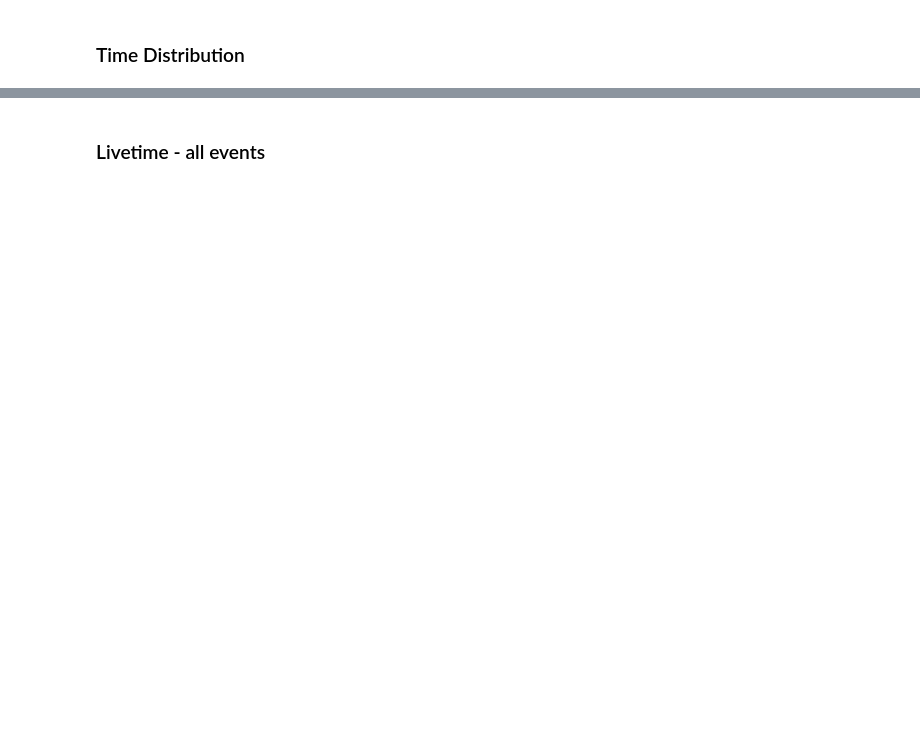
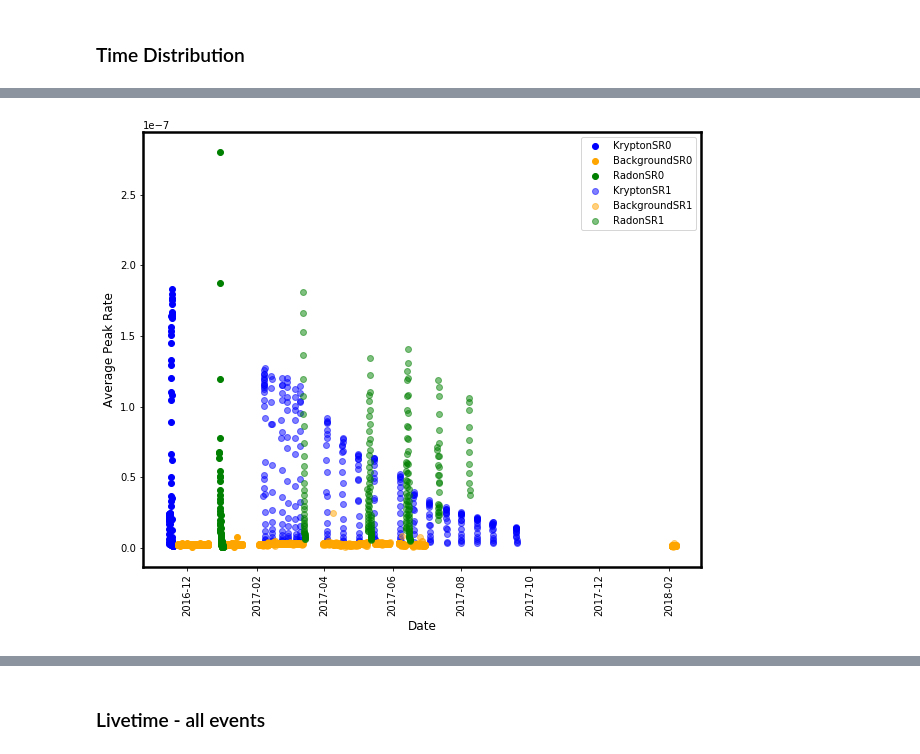
Before and after one commit to jpienaar13/SingleElectrons, a Jupyter notebook: 05_delayed_extraction.ipynb, the cells around one changed output, grey strips where cells are left out. Cells and saved outputs as stored; diff of their text form; code cells hidden in the pictures; blank space fills up the shorter version.

```diff
--- a/05_delayed_extraction.ipynb
+++ b/05_delayed_extraction.ipynb
@@ -168,5 +218,8 @@ Wall time: 5min 28s
 # %%
-dict_source_sr1={'Radon' : dicts_datasets_rn, 'Krypton': dicts_datasets_kr, 'Background' : dicts_datasets_bkg}
+dict_source_sr1={'Krypton': dicts_datasets_kr,
+                 'Radon' : dicts_datasets_rn,
+                 'Background' : dicts_datasets_bkg
+                }
 for source, dict_data in dict_source_sr1.items():
     print(source, len(dict_data))
 # %% [output]
@@ -307,0 +345,85 @@ Source in place selection: 19315 rows removed (6.89% passed)
+# %%
+
+plt.figure(figsize=(10, 8))
+index=0
+for key, df in source_dfs_sr0.items():
+    plt.plot(df['start'], df['average'], marker='o', linewidth=0, color=colours[index], label=key+'SR0')
+    index+=1
+index=0
+for key, df in source_dfs_sr1.items():
+    plt.plot(df['start'], df['average'], marker='o', linewidth=0, color=colours[index], label=key+'SR1', alpha =0.5)
+    index+=1
+plt.xlabel('Date', fontsize=12)
+#plt.xlim([datetime.date(2017, 2, 3), datetime.date(2017, 2, 6)])
+#plt.ylim([0, 0.01])
+plt.legend(loc='best')
+plt.ylabel('Average Peak Rate', fontsize=12)
+plt.xticks(rotation='vertical')
+#plt.savefig("fig_date_livet.png", bboxes='tight')
+#plt.savefig("fig_date_livet.pdf", bboxes='tight')
+plt.show()
+
+plt.figure(figsize=(10, 8))
+index=0
+for key, df in source_dfs_sr0.items():
+    plt.plot(df['trigger_rate'], df['event_rate'], marker='o',
+             linewidth=0, color=colours[index], label=key+'SR0')
+    index+=1
+index=0
+for key, df in source_dfs_sr1.items():
+    plt.plot(df['trigger_rate'], df['event_rate'], marker='o',
+             linewidth=0, color=colours[index], label=key+'SR1', alpha =0.5)
+    index+=1
+plt.xlabel('Trigger Rate', fontsize=12)
+#plt.xlim([datetime.date(2017, 2, 3), datetime.date(2017, 2, 6)])
+#plt.ylim([0, 5000])
+plt.legend(loc='best')
+plt.ylabel('Event Rate', fontsize=12)
+plt.xticks(rotation='vertical')
+#plt.savefig("fig_date_livet.png", bboxes='tight')
+#plt.savefig("fig_date_livet.pdf", bboxes='tight')
+plt.show()
+
+plt.figure(figsize=(10, 8))
+index=0
+for key, df in source_dfs_sr0.items():
+    plt.plot(df['trigger_rate'], df['average'], marker='o',
+             linewidth=0, color=colours[index], label=key+'SR0')
+    index+=1
+index=0
+for key, df in source_dfs_sr1.items():
+    plt.plot(df['trigger_rate'], df['average'], marker='o',
+             linewidth=0, color=colours[index], label=key+'SR1', alpha =0.5)
+    index+=1
+plt.xlabel('Trigger Rate', fontsize=12)
+#plt.xlim([datetime.date(2017, 2, 3), datetime.date(2017, 2, 6)])
+#plt.ylim([0, 50000])
+plt.legend(loc='best')
+plt.ylabel('Average Peak Rate', fontsize=12)
+plt.xticks(rotation='vertical')
+#plt.savefig("fig_date_livet.png", bboxes='tight')
+#plt.savefig("fig_date_livet.pdf", bboxes='tight')
+plt.show()
+
+plt.figure(figsize=(10, 8))
+index=0
+for key, df in source_dfs_sr0.items():
+    plt.plot(df['trigger_rate'], df['average']/df['livetime'], marker='o',
+             linewidth=0, color=colours[index], label=key+'SR0')
+    index+=1
+index=0
+for key, df in source_dfs_sr1.items():
+    plt.plot(df['trigger_rate'], df['average']/df['livetime'], marker='o',
+             linewidth=0, color=colours[index], label=key+'SR1', alpha =0.5)
+    index+=1
+plt.xlabel('Trigger Rate', fontsize=12)
+#plt.xlim([0, 10])
+plt.ylim([0, 6.5*10**-6])
+plt.legend(loc='best')
+plt.ylabel('Corrected Average Peak Rate', fontsize=12)
+plt.xticks(rotation='vertical')
+#plt.savefig("fig_date_livet.png", bboxes='tight')
+#plt.savefig("fig_date_livet.pdf", bboxes='tight')
+plt.show()
+# %% [output]
+[figure, added]
```
Also changed, not shown: parts of 47 cells of this notebook, 7 other files.
